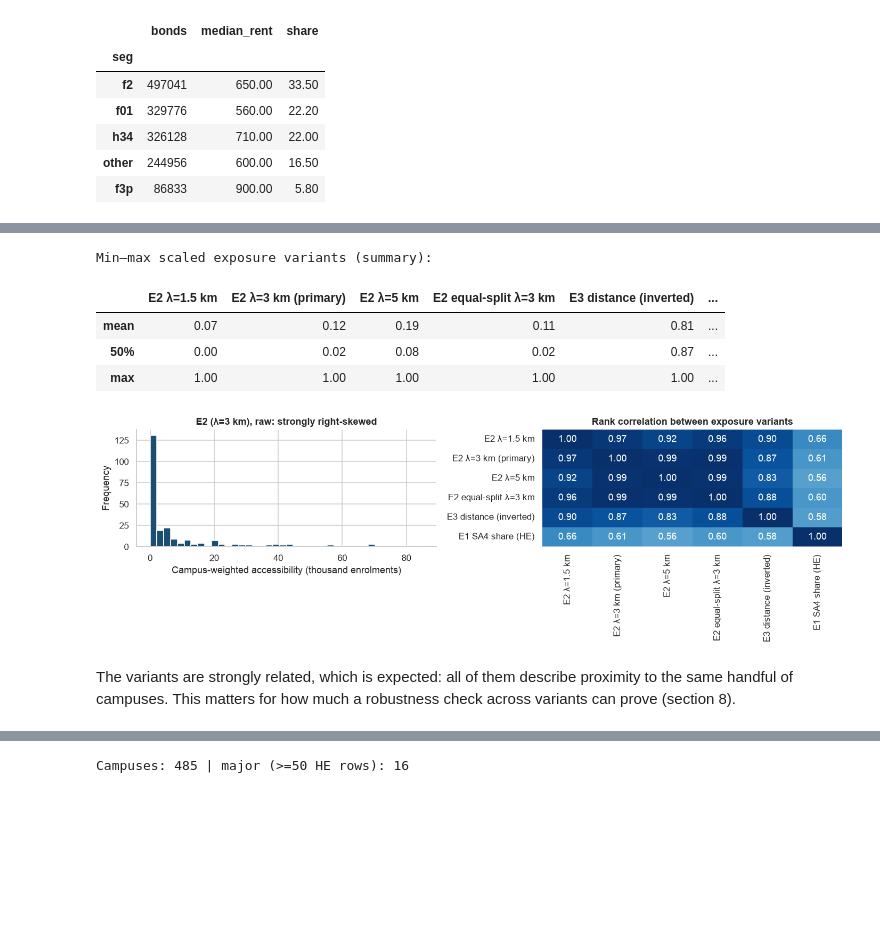
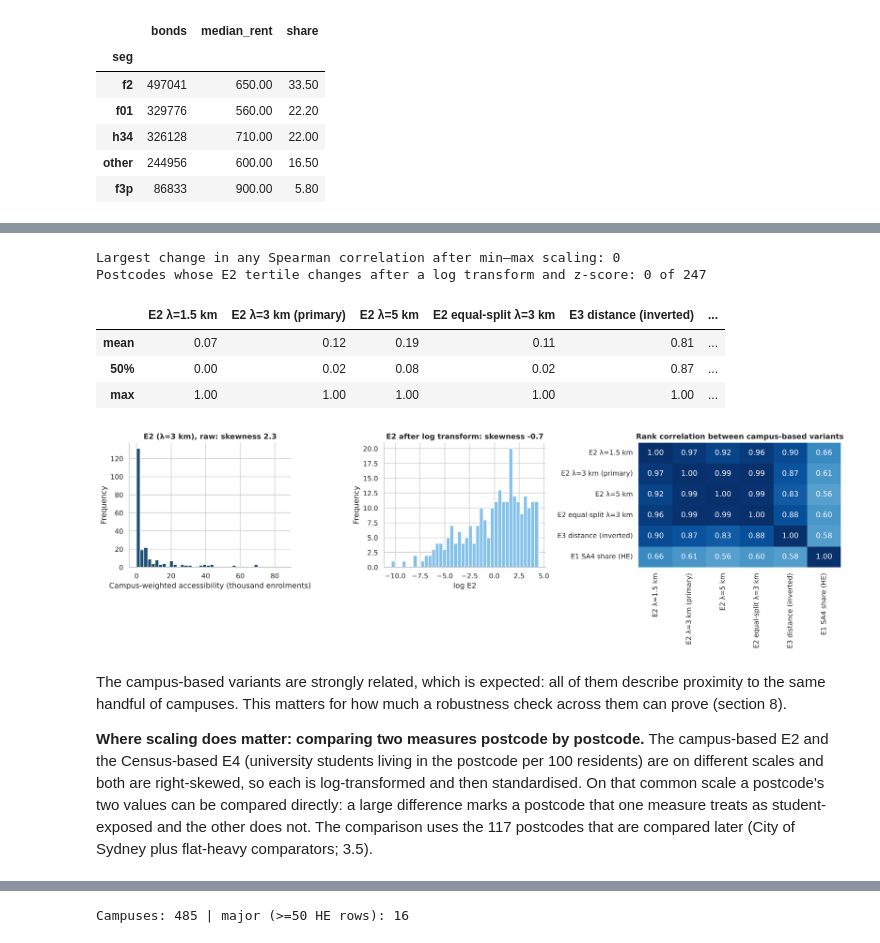
Before and after one commit to sallyvu24/cr_mentor, a Jupyter notebook: data/notebooks/sydney_student_rent_eda.ipynb, the cells around one changed output, grey strips where cells are left out. Drawn from its saved outputs; the diff is of its cells as text; code cells hidden in the pictures; blank space fills up the shorter version.

```diff
--- a/data/notebooks/sydney_student_rent_eda.ipynb
+++ b/data/notebooks/sydney_student_rent_eda.ipynb
@@ -509,26 +713,40 @@ EXPOSURE_VARIANTS = {
 }
 pool_pc = exposure[exposure.in_pool].copy()
 pool_pc["E3_dist_major_km"] = -pool_pc["E3_dist_major_km"]          # invert so that higher always means "more exposed"
-scaled = pd.DataFrame({k: minmax(pool_pc[v]) for k, v in EXPOSURE_VARIANTS.items()})
-print("Min–max scaled exposure variants (summary):")
+raw_vals = pd.DataFrame({k: pool_pc[v].to_numpy() for k, v in EXPOSURE_VARIANTS.items()})
+scaled = raw_vals.apply(minmax)
+rank_shift = (scaled.corr(method="spearman") - raw_vals.corr(method="spearman")).abs().max().max()
+e2 = raw_vals["E2 λ=3 km (primary)"]
+tier_shift = int((pd.qcut(e2, 3, labels=False) != pd.qcut(zscore(np.log(e2)), 3, labels=False)).sum())
+print(f"Largest change in any Spearman correlation after min–max scaling: {rank_shift:.1g}")
+print(f"Postcodes whose E2 tertile changes after a log transform and z-score: {tier_shift} of {len(e2)}")
 display(scaled.describe().loc[["mean", "50%", "max"]].round(3))
 # %% [output]
-Min–max scaled exposure variants (summary):
+Largest change in any Spearman correlation after min–max scaling: 0
+Postcodes whose E2 tertile changes after a log transform and z-score: 0 of 247
 |  | E2 λ=1.5 km | E2 λ=3 km (primary) | E2 λ=5 km | E2 equal-split λ=3 km | E3 distance (inverted) | ... |
 | mean | 0.07 | 0.12 | 0.19 | 0.11 | 0.81 | ... |
 | 50% | 0.00 | 0.02 | 0.08 | 0.02 | 0.87 | ... |
 | max | 1.00 | 1.00 | 1.00 | 1.00 | 1.00 | ... |
 # %%
-fig, axes = plt.subplots(1, 2, figsize=(13, 4.2))
+fig, axes = plt.subplots(1, 3, figsize=(17, 5.2), gridspec_kw={"width_ratios": [1, 1, 1.25]})
 pool_pc["E2_rows_l3"].plot.hist(bins=40, ax=axes[0], color="#1b4f72")
-axes[0].set_title("E2 (λ=3 km), raw: strongly right-skewed")
+axes[0].set_title(f"E2 (λ=3 km), raw: skewness {pool_pc.E2_rows_l3.skew():.1f}")
 axes[0].set_xlabel("Campus-weighted accessibility (thousand enrolments)")
-sns.heatmap(scaled.corr(method="spearman"), annot=True, fmt=".2f", cmap="Blues", vmin=0, vmax=1, ax=axes[1], cbar=False)
-axes[1].set_title("Rank correlation between exposure variants")
+np.log(pool_pc["E2_rows_l3"]).plot.hist(bins=40, ax=axes[1], color="#85c1e9")
+axes[1].set_title(f"E2 after log transform: skewness {np.log(pool_pc.E2_rows_l3).skew():.1f}")
+axes[1].set_xlabel("log E2")
+sns.heatmap(raw_vals.corr(method="spearman"), annot=True, fmt=".2f", cmap="Blues", vmin=0, vmax=1, ax=axes[2], cbar=False)
+axes[2].set_title("Rank correlation between campus-based variants")
 plt.tight_layout()
 plt.show()
 # %% [output]
-[figure, old version]
+[figure, new version]
-# %% [markdown]
-The variants are strongly related, which is expected: all of them describe proximity to the same handful of campuses. This matters for how much
-a robustness check across variants can prove (section 8).
+# %% [markdown]
+The campus-based variants are strongly related, which is expected: all of them describe proximity to the same handful of campuses. This matters for how much
+a robustness check across them can prove (section 8).
+
+**Where scaling does matter: comparing two measures postcode by postcode.** The campus-based E2 and the Census-based E4 (university students living in the
+postcode per 100 residents) are on different scales and both are right-skewed, so each is log-transformed and then standardised. On that common scale a
+postcode's two values can be compared directly: a large difference marks a postcode that one measure treats as student-exposed and the other does not. The
+comparison uses the 117 postcodes that are compared later (City of Sydney plus flat-heavy comparators; 3.5).
```
Also changed, not shown: parts of 96 cells of this notebook, 13 other files.
